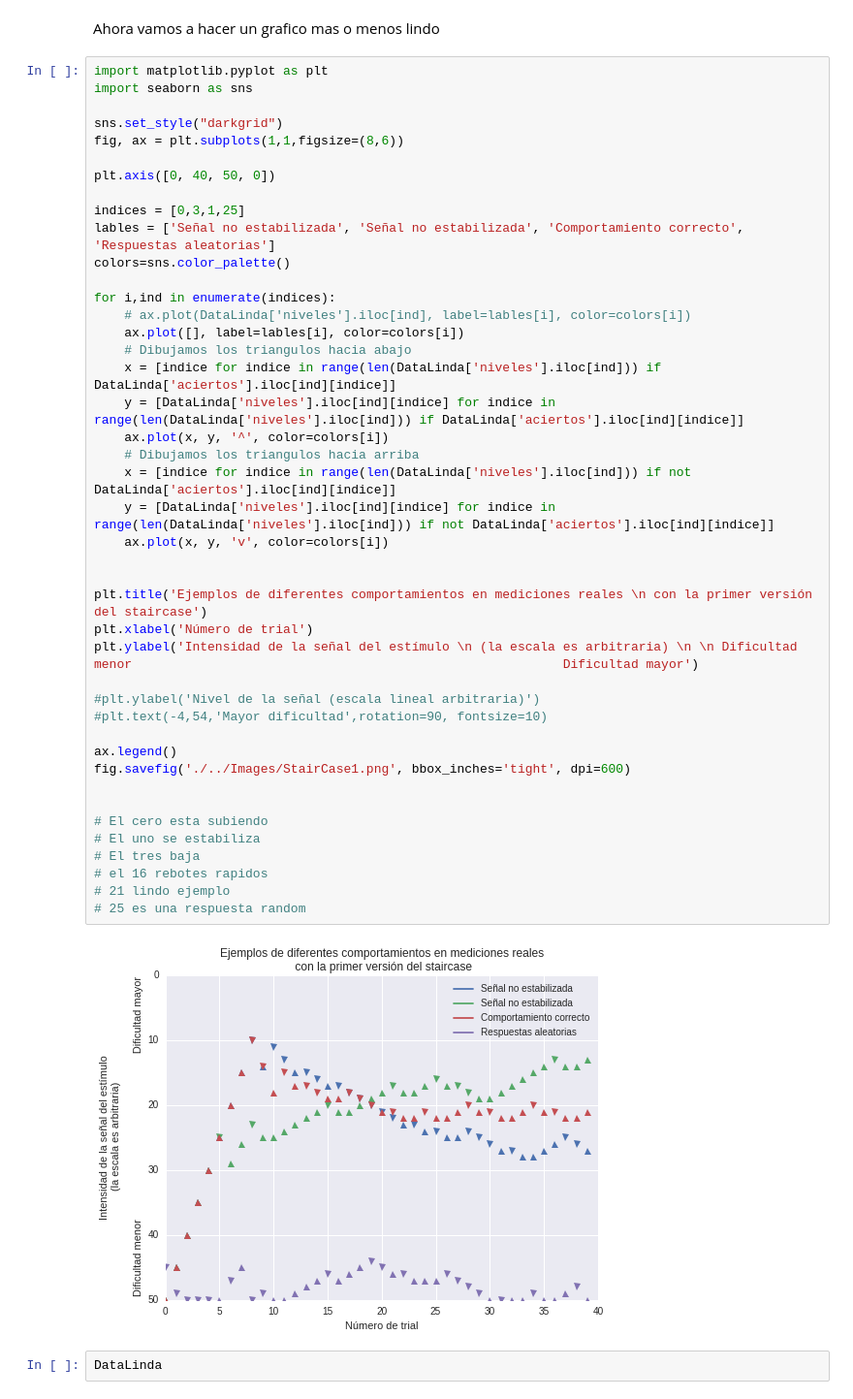
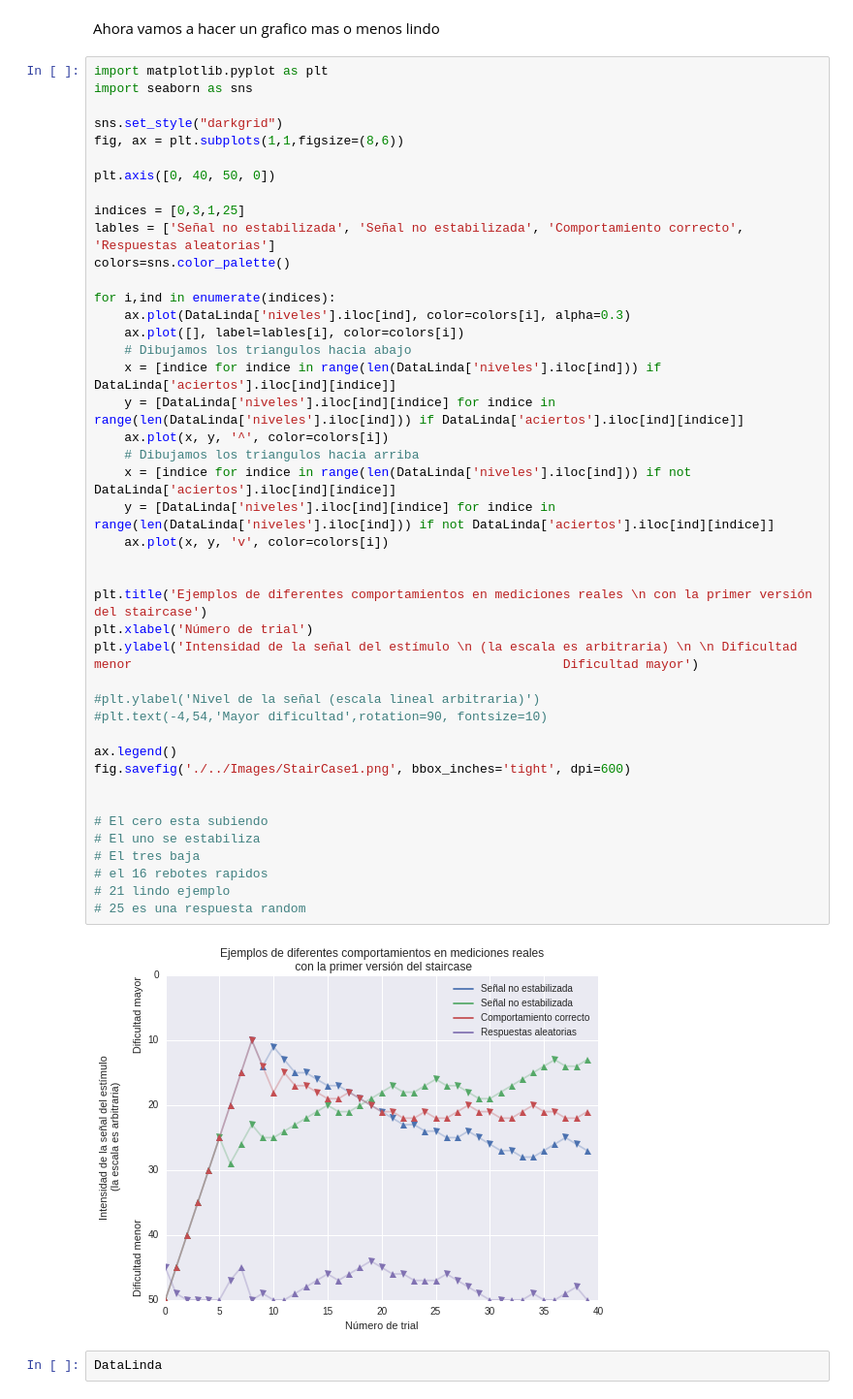
Before and after one commit to IoniUTDT/IPyVisound, a Jupyter notebook: ProcesamientoStairCase/VersionInicialDeStairCase(5Dic15).ipynb, the cells around one changed output. Shown at 97% size. Drawn from its saved outputs; the diff is of its cells as text.

```diff
--- a/ProcesamientoStairCase/VersionInicialDeStairCase(5Dic15).ipynb
+++ b/ProcesamientoStairCase/VersionInicialDeStairCase(5Dic15).ipynb
@@ -96,37 +96,37 @@ lables = ['Señal no estabilizada', 'Señal no estabilizada', 'Comportamiento co
 colors=sns.color_palette()
 
 for i,ind in enumerate(indices):
-    # ax.plot(DataLinda['niveles'].iloc[ind], label=lables[i], color=colors[i])
+    ax.plot(DataLinda['niveles'].iloc[ind], color=colors[i], alpha=0.3)
     ax.plot([], label=lables[i], color=colors[i])
     # Dibujamos los triangulos hacia abajo
     x = [indice for indice in range(len(DataLinda['niveles'].iloc[ind])) if DataLinda['aciertos'].iloc[ind][indice]]
     y = [DataLinda['niveles'].iloc[ind][indice] for indice in range(len(DataLinda['niveles'].iloc[ind])) if DataLinda['aciertos'].iloc[ind][indice]]
     ax.plot(x, y, '^', color=colors[i])
     # Dibujamos los triangulos hacia arriba
     x = [indice for indice in range(len(DataLinda['niveles'].iloc[ind])) if not DataLinda['aciertos'].iloc[ind][indice]]
     y = [DataLinda['niveles'].iloc[ind][indice] for indice in range(len(DataLinda['niveles'].iloc[ind])) if not DataLinda['aciertos'].iloc[ind][indice]]
     ax.plot(x, y, 'v', color=colors[i])
 
 
 plt.title('Ejemplos de diferentes comportamientos en mediciones reales \n con la primer versión del staircase')
 plt.xlabel('Número de trial')
 plt.ylabel('Intensidad de la señal del estímulo \n (la escala es arbitraria) \n \n Dificultad menor                                                         Dificultad mayor')
 
 #plt.ylabel('Nivel de la señal (escala lineal arbitraria)')
 #plt.text(-4,54,'Mayor dificultad',rotation=90, fontsize=10)
 
 ax.legend()
 fig.savefig('./../Images/StairCase1.png', bbox_inches='tight', dpi=600)
 
 
 # El cero esta subiendo
 # El uno se estabiliza
 # El tres baja
 # el 16 rebotes rapidos
 # 21 lindo ejemplo
 # 25 es una respuesta random
 # %% [output]
-[figure, old version]
+[figure, new version]
 # %%
 DataLinda
 # %% [output]
```
Also changed, not shown: 17 other files.
